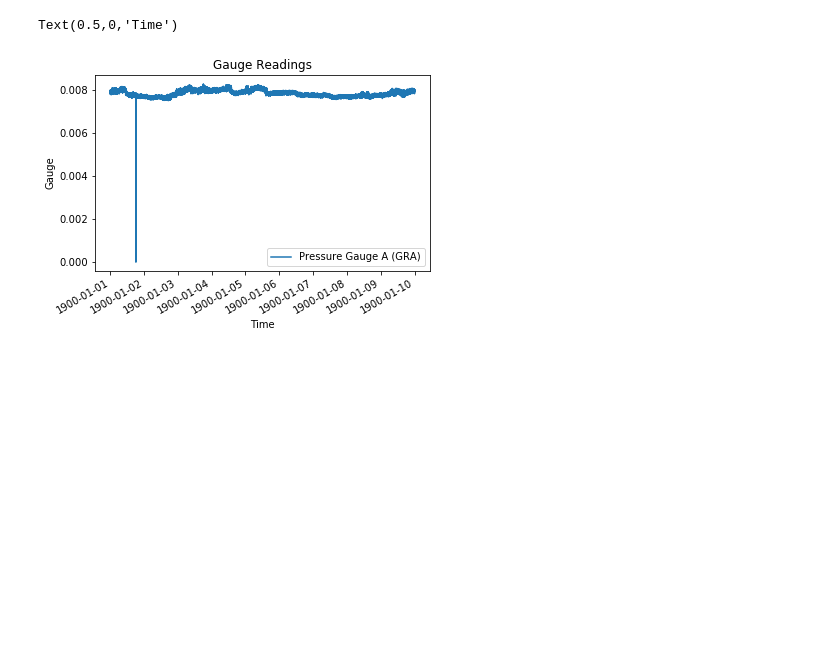
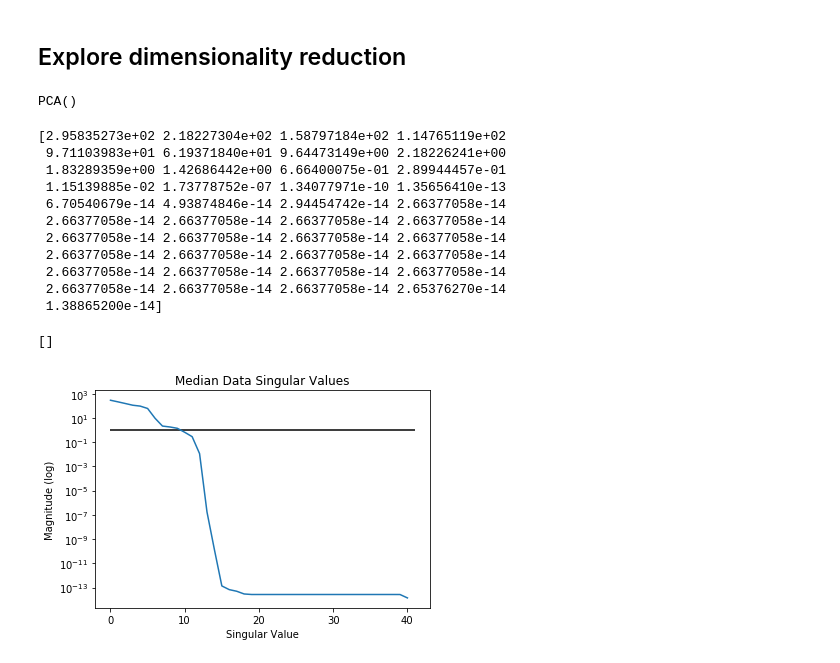
Before and after one commit to zbpatel/CS229-Project, a Jupyter notebook: EDA.ipynb, the cells around one changed output. Cells and saved outputs as stored; diff of their text form; code cells hidden in the pictures; blank space fills up the shorter version.

```diff
--- a/EDA.ipynb
+++ b/EDA.ipynb
@@ -251,9 +16,41 @@ Text(0.5,0,'Time')
-# %%
-# Explore Gauges
-ax = raw_data.plot(x="Time", y=['Pressure Gauge A (GRA)'])
-ax.set_title("Gauge Readings")
-ax.set_ylabel("Gauge")
-ax.set_xlabel("Time")
-# %% [output]
-Text(0.5,0,'Time')
-[figure, removed]
+# %%
+# load in cleaned data:
+input_file = "dataset1_clean.csv"
+data = pd.read_csv(input_file, index_col=[0], skipinitialspace=True)
+#print(data.head())
+# %%
+# convert the train and validation dataframes into a set of np arrays that can be more readily used to train models
+X_95th, X_median, X_5th = utils.split_X_into_quantiles(data)
+Y_95th, Y_median, Y_5th = utils.split_Y_into_beams_and_quantiles(data)
+# %% [markdown]
+## Explore dimensionality reduction
+# %%
+# first: PCA
+# run PCA keeping all components
+all_comp = PCA()
+all_comp.fit(X_median)
+# %% [output]
+PCA()
+# %%
+print(all_comp.singular_values_)
+plt.yscale("log")
+plt.plot(all_comp.singular_values_)
+plt.hlines(1, 0, 41)
+plt.ylabel("Magnitude (log)")
+plt.xlabel("Singular Value")
+plt.title("Median Data Singular Values")
+plt.plot()
+# %% [output]
+[2.95835273e+02 2.18227304e+02 1.58797184e+02 1.14765119e+02
+ 9.71103983e+01 6.19371840e+01 9.64473149e+00 2.18226241e+00
+ 1.83289359e+00 1.42686442e+00 6.66400075e-01 2.89944457e-01
+ 1.15139885e-02 1.73778752e-07 1.34077971e-10 1.35656410e-13
+ 6.70540679e-14 4.93874846e-14 2.94454742e-14 2.66377058e-14
+ 2.66377058e-14 2.66377058e-14 2.66377058e-14 2.66377058e-14
+ 2.66377058e-14 2.66377058e-14 2.66377058e-14 2.66377058e-14
+ 2.66377058e-14 2.66377058e-14 2.66377058e-14 2.66377058e-14
+ 2.66377058e-14 2.66377058e-14 2.66377058e-14 2.66377058e-14
+ 2.66377058e-14 2.66377058e-14 2.66377058e-14 2.65376270e-14
+ 1.38865200e-14]
+[]
+[figure, added]
```
Also changed, not shown: parts of 20 cells of this notebook.
